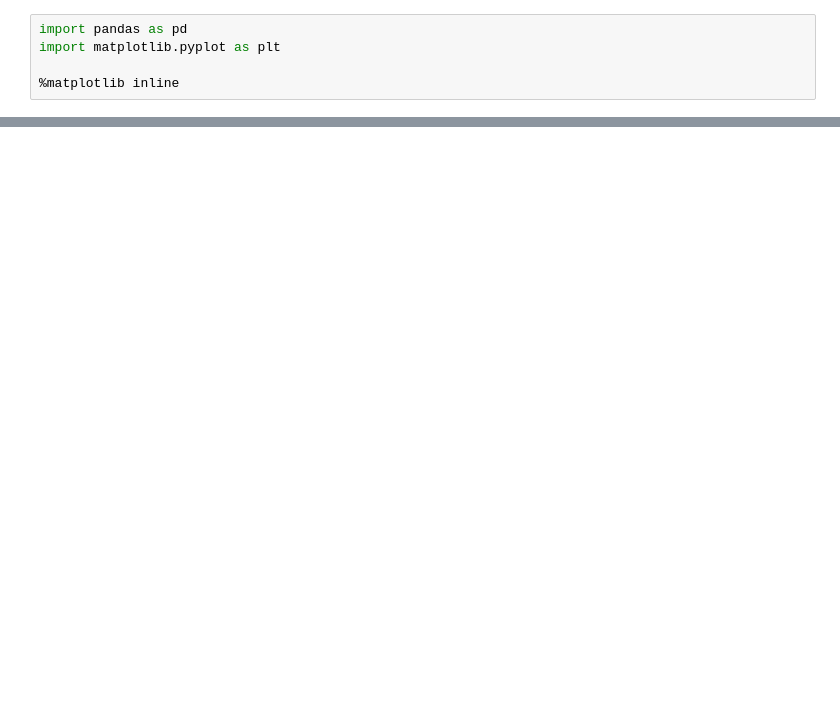
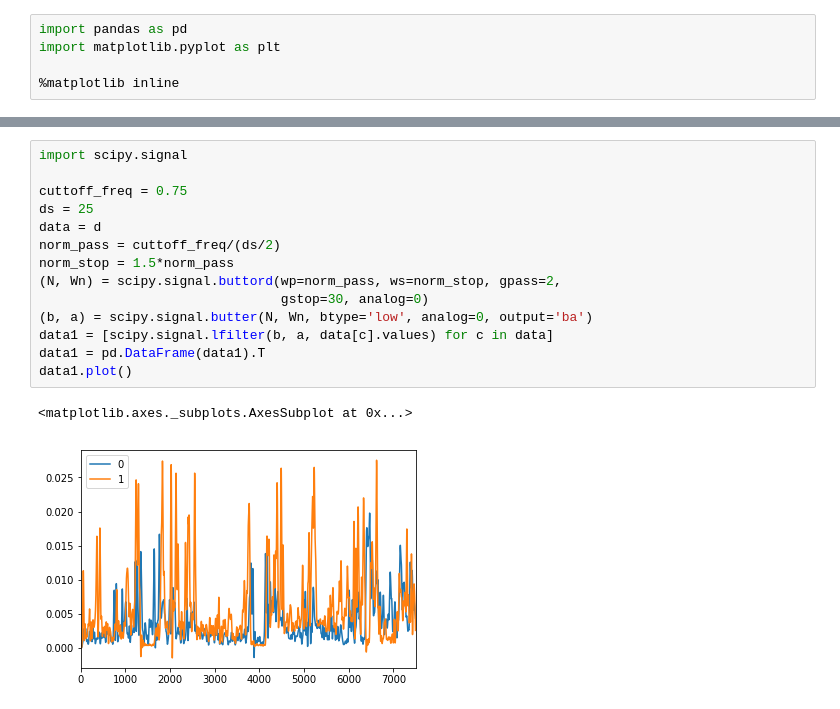
Before and after one commit to zubekj/pixel_tracking, a Jupyter notebook: data_analysis.ipynb, the cells around one changed output, grey strips where cells are left out. Drawn from its saved outputs; the diff is of its cells as text; blank space fills up the shorter version.

```diff
--- a/data_analysis.ipynb
+++ b/data_analysis.ipynb
@@ -11,0 +12,17 @@ d.iloc[-500:-300].plot()
+# %%
+import scipy.signal
+
+cuttoff_freq = 0.75
+ds = 25
+data = d
+norm_pass = cuttoff_freq/(ds/2)
+norm_stop = 1.5*norm_pass
+(N, Wn) = scipy.signal.buttord(wp=norm_pass, ws=norm_stop, gpass=2,
+                               gstop=30, analog=0)
+(b, a) = scipy.signal.butter(N, Wn, btype='low', analog=0, output='ba')
+data1 = [scipy.signal.lfilter(b, a, data[c].values) for c in data]
+data1 = pd.DataFrame(data1).T
+data1.plot()
+# %% [output]
+<matplotlib.axes._subplots.AxesSubplot at 0x...>
+[figure, added]
```
Also changed, not shown: parts of 1 cell of this notebook, 1 other file.
